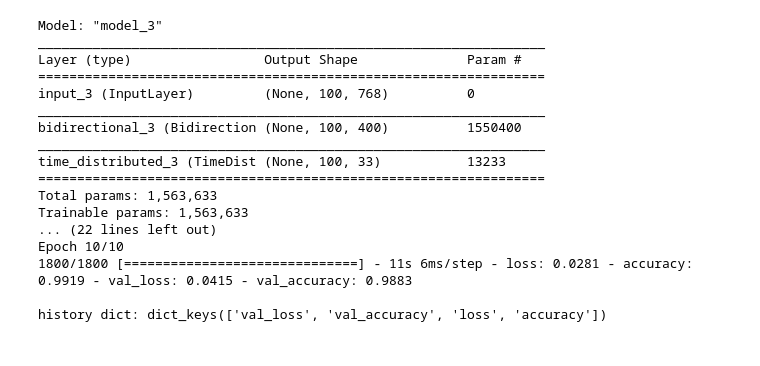
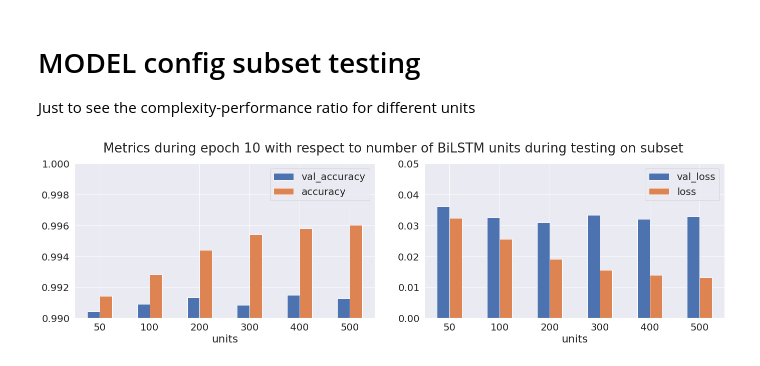
Before and after one commit to laureleo/thesis, a Jupyter notebook: notebooks/Cross_validation.ipynb, the cells around one changed output. Drawn from its saved outputs; the diff is of its cells as text; code cells hidden in the pictures.

```diff
--- a/notebooks/Cross_validation.ipynb
+++ b/notebooks/Cross_validation.ipynb
@@ -2,3 +2,8 @@
 # A separate notebook for dealing with all data
 import numpy as np
 import pandas as pd
+import matplotlib.pyplot as plt
+from matplotlib import *
+import seaborn as sns
+sns.set(font_scale = 1.8)
+# https://stanford.edu/~shervine/blog/keras-how-to-generate-data-on-the-fly
@@ -183,30 +261,12 @@ train_y = label_pointer[20000:21000]
 # %%
-# Create the model
-classifier = bilstm_model()
-
-# Train, setting some data aside for evaluation
-history = classifier.fit(
-        train_x,
-        train_y,
-        epochs=10,
-        batch_size=50,
-        validation_split=0.1)
-print('\nhistory dict:', history.history.keys())
+def train_the_model(classifier):
+    # Train, setting some data aside for evaluation
+    history = classifier.fit(
+            train_x,
+            train_y,
+            epochs=10,
+            batch_size=50,
+            validation_split=0.1)
+    #print('\nhistory dict:', history.history.keys())
+    return history
+#train_the_model()
-# %% [output]
-Model: "model_3"
-_________________________________________________________________
-Layer (type)                 Output Shape              Param #
-=================================================================
-input_3 (InputLayer)         (None, 100, 768)          0
-_________________________________________________________________
-bidirectional_3 (Bidirection (None, 100, 400)          1550400
-_________________________________________________________________
-time_distributed_3 (TimeDist (None, 100, 33)           13233
-=================================================================
-Total params: 1,563,633
-Trainable params: 1,563,633
-... (22 lines left out)
-Epoch 10/10
-1800/1800 [==============================] - 11s 6ms/step - loss: 0.0281 - accuracy: 0.9919 - val_loss: 0.0415 - val_accuracy: 0.9883
-
-history dict: dict_keys(['val_loss', 'val_accuracy', 'loss', 'accuracy'])
@@ -212,0 +282,3 @@ history dict: dict_keys(['val_loss', 'val_accuracy', 'loss', 'accuracy'])
+# %% [markdown]
+# MODEL config subset testing
+Just to see the complexity-performance ratio for different units
@@ -212,0 +304,25 @@ history dict: dict_keys(['val_loss', 'val_accuracy', 'loss', 'accuracy'])
+# %%
+subset_hist = pd.read_pickle('../data/subset_cell_test_hist')
+last = subset_hist.loc[9]
+complexity = last[['params', 'units']]
+last = last.drop('params', axis = 1)
+last.index = last.units
+losses = last[['val_loss', 'loss']]
+accs = last[['val_accuracy', 'accuracy']]
+# %%
+fig, axs = plt.subplots(ncols = 2, figsize = (20, 6))
+fig.suptitle('Metrics during epoch 10 with respect to number of BiLSTM units during testing on subset')
+fig.tight_layout(pad=2)
+
+accs.plot(kind='bar', ax = axs[0])
+axs[0].set_ylim(0.99, 1)
+axs[0].set_xticklabels(labels = axs[0].get_xticklabels(), rotation=0 )
+
+losses.plot(kind='bar', ax = axs[1])
+axs[1].set_ylim(0, 0.05)
+
+axs[1].set_xticklabels(labels = axs[1].get_xticklabels(), rotation=0 )
+plt.savefig("../data/assets/subset_test.png")
+plt.show()
+# %% [output]
+[figure, added]
```
Also changed, not shown: parts of 74 cells of this notebook, 9 other files.
